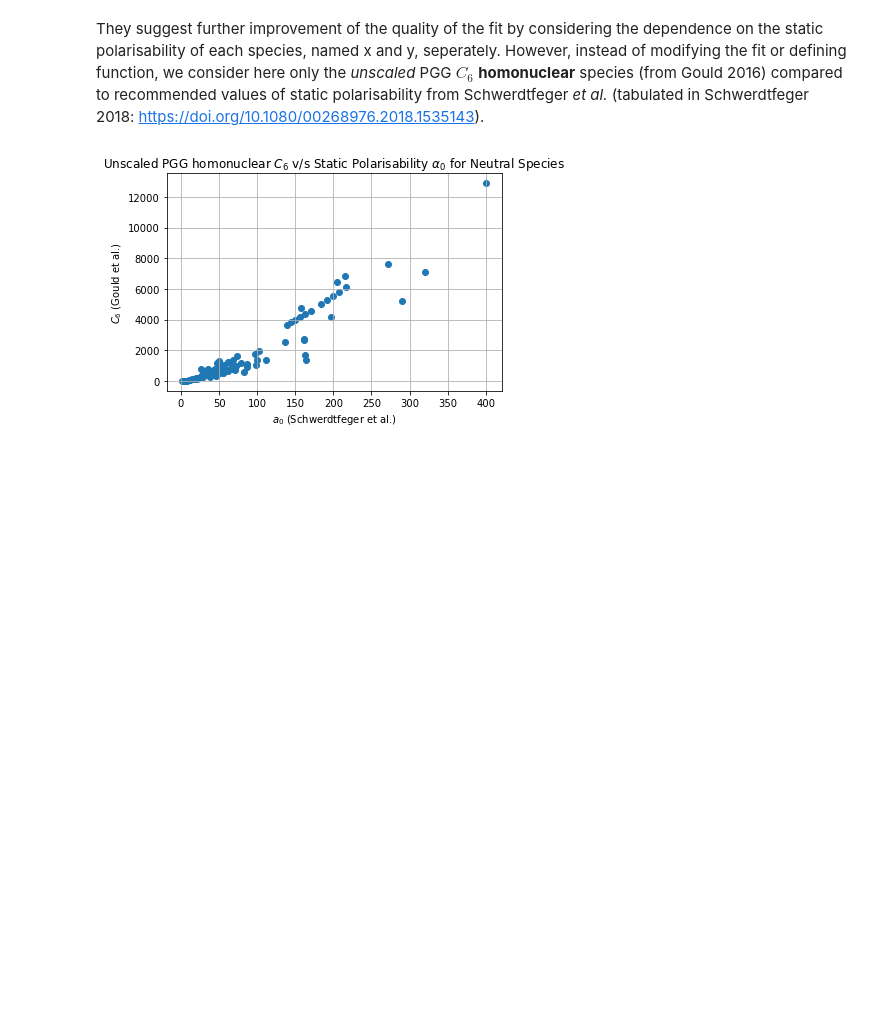
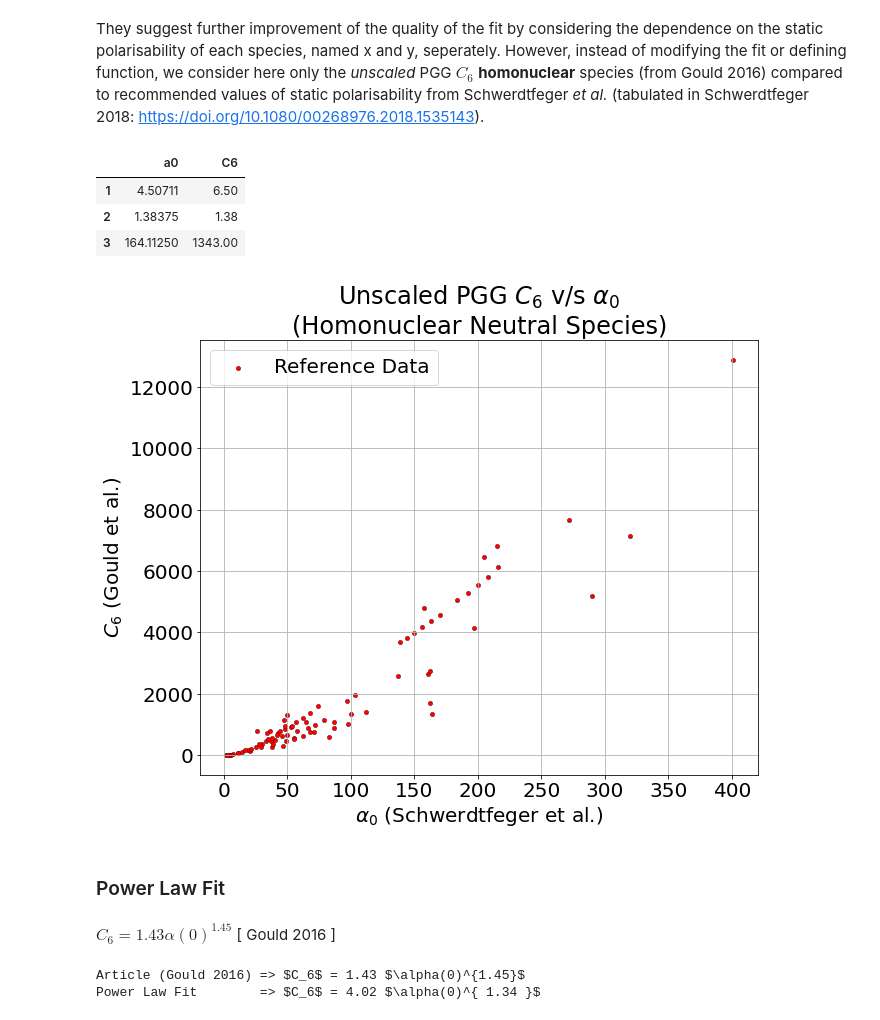
Before and after one commit to Echo327/science_is_fun, a Jupyter notebook: c6_approximation/01_power_law.ipynb, the cells around one changed output. Drawn from its saved outputs; the diff is of its cells as text; code cells hidden in the pictures; blank space fills up the shorter version.

Commit message:
Added Power Law Fit and Modified Graph Display Options

```diff
--- a/c6_approximation/01_power_law.ipynb
+++ b/c6_approximation/01_power_law.ipynb
@@ -1,7 +1,12 @@
 # %%
 import numpy as np
 import pandas as pd
+
 import matplotlib.pyplot as plt
+plt.rcParams["figure.figsize"] = (10, 8)
+plt.rcParams.update({'font.size': 20})
+
+from scipy.optimize import curve_fit
 # %% [markdown]
 # The hidden link between static polarisability, $\alpha_0$ and $C_6$
 # %% [markdown]
@@ -30,11 +35,22 @@ with open('Gould_2016_ModelPGG_Modified_Neutral.dat','r') as file:
     for i in range(86):
         index, a0, c6 = file.readline().split()
         df.loc[str(int(index))] = [float(a0), float(c6)]
+# %%
+df.head(3)
+# %% [output]
+|  | a0 | C6 |
+| 1 | 4.50711 | 6.50 |
+| 2 | 1.38375 | 1.38 |
+| 3 | 164.11250 | 1343.00 |
 # %%
-plt.scatter(df["a0"], df["C6"]);
-plt.xlabel(r"$a_0$ (Schwerdtfeger et al.)");
+plt.scatter(df["a0"], df["C6"], s=20, color="red", edgecolors= "black", linewidth=0.3, label="Reference Data");
+
+plt.title(r"Unscaled PGG $C_6$ v/s ${\alpha}_0$" "\n" "(Homonuclear Neutral Species)");
+
+plt.xlabel(r"$\alpha_0$ (Schwerdtfeger et al.)");
 plt.ylabel(r"$C_6$ (Gould et al.)");
+
 plt.grid();
-plt.title(r"Unscaled PGG homonuclear $C_6$ v/s Static Polarisability ${\alpha}_0$ for Neutral Species");
+plt.legend();
 # %% [output]
-[figure, old version]
+[figure, new version]
@@ -42,0 +57,2 @@ plt.title(r"Unscaled PGG homonuclear $C_6$ v/s Static Polarisability ${\alpha}_0
+# %% [markdown]
+### Power Law Fit
@@ -42,0 +64,8 @@ plt.title(r"Unscaled PGG homonuclear $C_6$ v/s Static Polarisability ${\alpha}_0
+# %% [markdown]
+$C_6 = 1.43 \alpha(0)^{1.45}$ [ Gould 2016 ]
+# %%
+print(r"Article (Gould 2016) => $C_6$ = 1.43 $\alpha(0)^{ 1.45 }$");
+print(r"Power Law Fit        => $C_6$ =", np.round(popt[0], 2), r"$\alpha(0)^{", np.round(popt[1], 2), "}$");
+# %% [output]
+Article (Gould 2016) => $C_6$ = 1.43 $\alpha(0)^{1.45}$
+Power Law Fit        => $C_6$ = 4.02 $\alpha(0)^{ 1.34 }$
```
Also changed, not shown: parts of 12 cells of this notebook.
